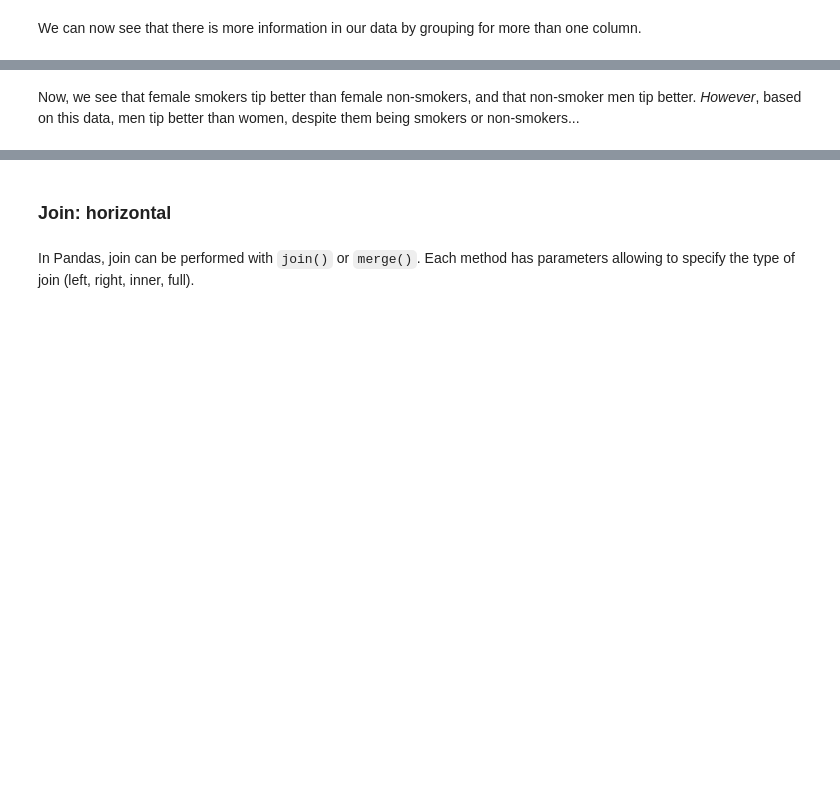
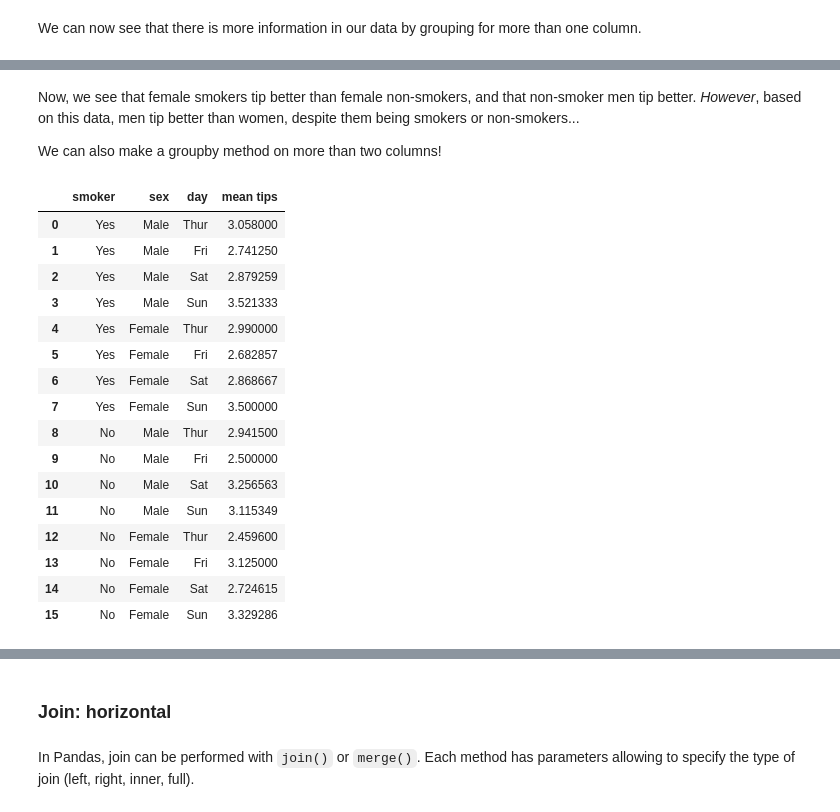
Before and after one commit to eflobau/TCD_19, a Jupyter notebook: notebooks/t2-TCD-Pandas-1.ipynb, the cells around one changed output, grey strips where cells are left out. Saved outputs shown, nothing was run; the diff lists cells and outputs as text; code cells hidden in the pictures; blank space fills up the shorter version.

```diff
--- a/notebooks/t2-TCD-Pandas-1.ipynb
+++ b/notebooks/t2-TCD-Pandas-1.ipynb
@@ -229,2 +359,31 @@ tips.groupby(['smoker', 'sex']).agg({'tip': [np.size, np.mean]})
 # %% [markdown]
 Now, we see that female smokers tip better than female non-smokers, and that non-smoker men tip better. *However*, based on this data, men tip better than women, despite them being smokers or non-smokers...
+
+We can also make a groupby method on more than two columns!
+# %%
+# Group by three columns
+gb = tips.groupby(['smoker', 'sex', 'day'])
+
+# Apply the mean and reset index
+df_mean = gb['tip'].mean().reset_index().rename(columns={'tip': 'mean tips'})
+
+# Take a look
+df_mean
+# %% [output]
+|  | smoker | sex | day | mean tips |
+| 0 | Yes | Male | Thur | 3.058000 |
+| 1 | Yes | Male | Fri | 2.741250 |
+| 2 | Yes | Male | Sat | 2.879259 |
+| 3 | Yes | Male | Sun | 3.521333 |
+| 4 | Yes | Female | Thur | 2.990000 |
+| 5 | Yes | Female | Fri | 2.682857 |
+| 6 | Yes | Female | Sat | 2.868667 |
+| 7 | Yes | Female | Sun | 3.500000 |
+| 8 | No | Male | Thur | 2.941500 |
+| 9 | No | Male | Fri | 2.500000 |
+| 10 | No | Male | Sat | 3.256563 |
+| 11 | No | Male | Sun | 3.115349 |
+| 12 | No | Female | Thur | 2.459600 |
+| 13 | No | Female | Fri | 3.125000 |
+| 14 | No | Female | Sat | 2.724615 |
+| 15 | No | Female | Sun | 3.329286 |
```
Also changed, not shown: parts of 23 cells of this notebook.
